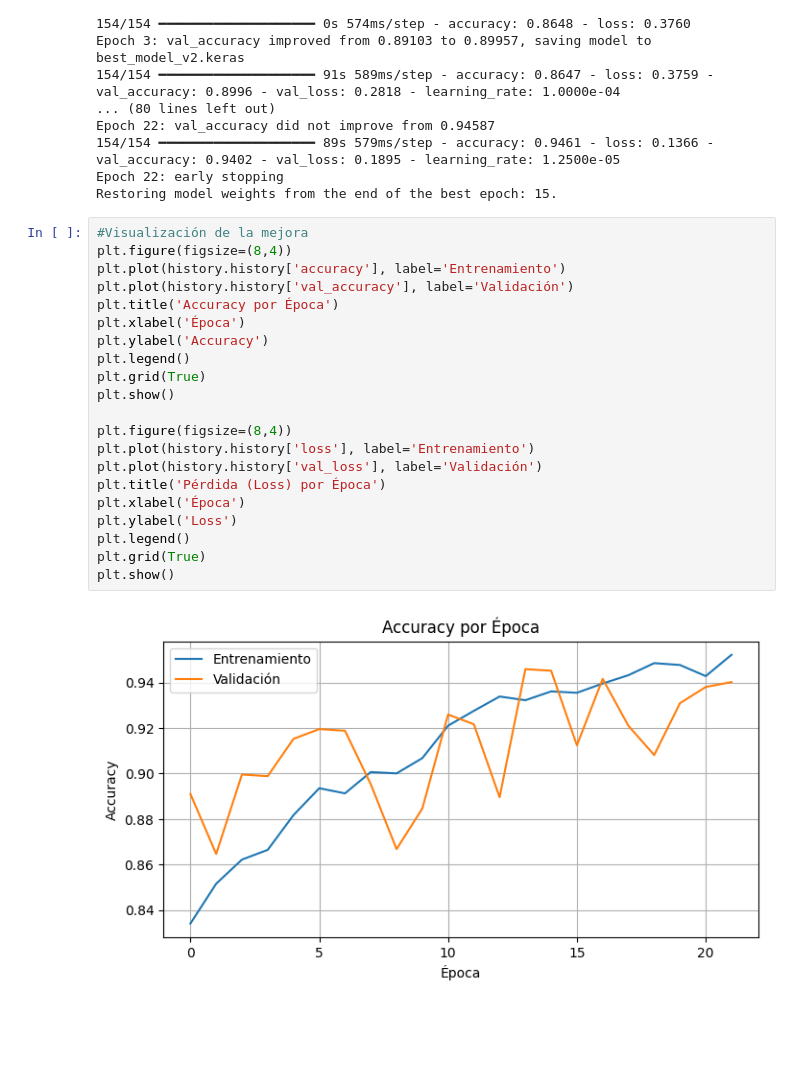
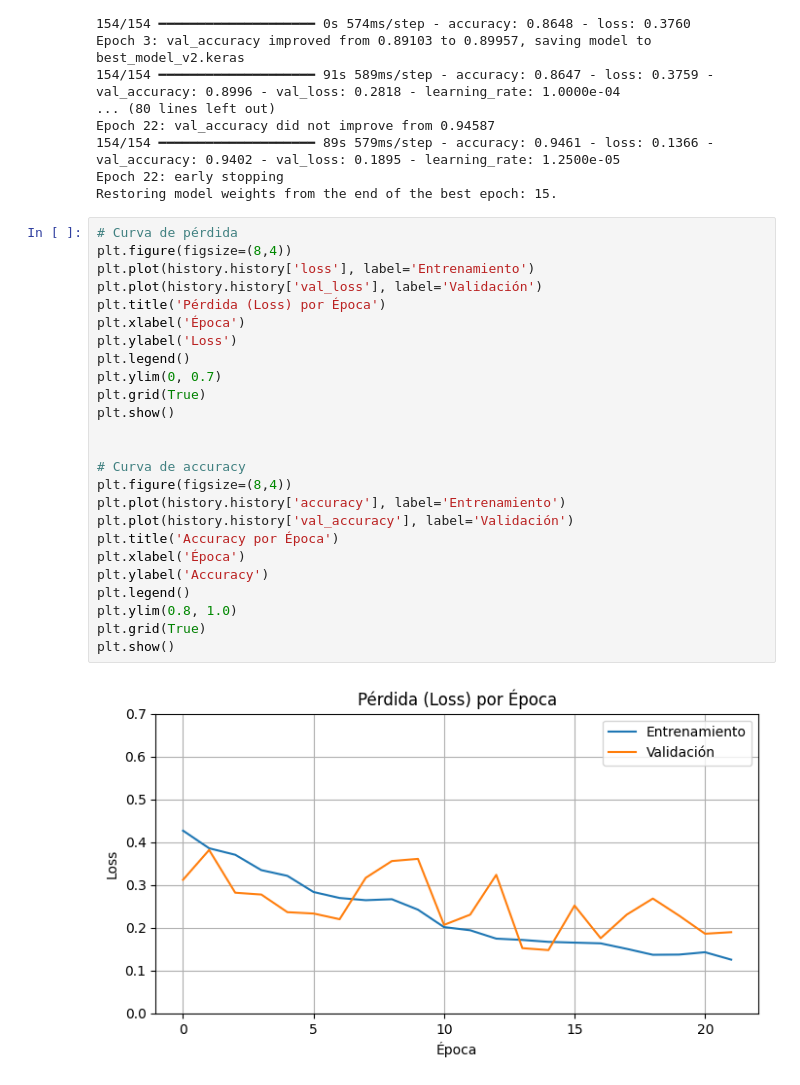
Before and after one commit to katterine2558/mri-tumor-detection-cnn, a Jupyter notebook: mri_tumor_detection_cnn.ipynb, the cells around one changed output. Drawn from its saved outputs; the diff is of its cells as text; blank space fills up the shorter version.

```diff
--- a/mri_tumor_detection_cnn.ipynb
+++ b/mri_tumor_detection_cnn.ipynb
@@ -569,25 +569,29 @@ Epoch 22: val_accuracy did not improve from 0.94587
 Epoch 22: early stopping
 Restoring model weights from the end of the best epoch: 15.
 # %%
-#Visualización de la mejora
+# Curva de pérdida
+plt.figure(figsize=(8,4))
+plt.plot(history.history['loss'], label='Entrenamiento')
+plt.plot(history.history['val_loss'], label='Validación')
+plt.title('Pérdida (Loss) por Época')
+plt.xlabel('Época')
+plt.ylabel('Loss')
+plt.legend()
+plt.ylim(0, 0.7)
+plt.grid(True)
+plt.show()
+
+
+# Curva de accuracy
 plt.figure(figsize=(8,4))
 plt.plot(history.history['accuracy'], label='Entrenamiento')
 plt.plot(history.history['val_accuracy'], label='Validación')
 plt.title('Accuracy por Época')
 plt.xlabel('Época')
 plt.ylabel('Accuracy')
 plt.legend()
+plt.ylim(0.8, 1.0)
 plt.grid(True)
 plt.show()
-
-plt.figure(figsize=(8,4))
-plt.plot(history.history['loss'], label='Entrenamiento')
-plt.plot(history.history['val_loss'], label='Validación')
-plt.title('Pérdida (Loss) por Época')
-plt.xlabel('Época')
-plt.ylabel('Loss')
-plt.legend()
-plt.grid(True)
-plt.show()
 # %% [output]
-[figure, old version]
+[figure, new version]
```
Also changed, not shown: parts of 1 cell of this notebook.
